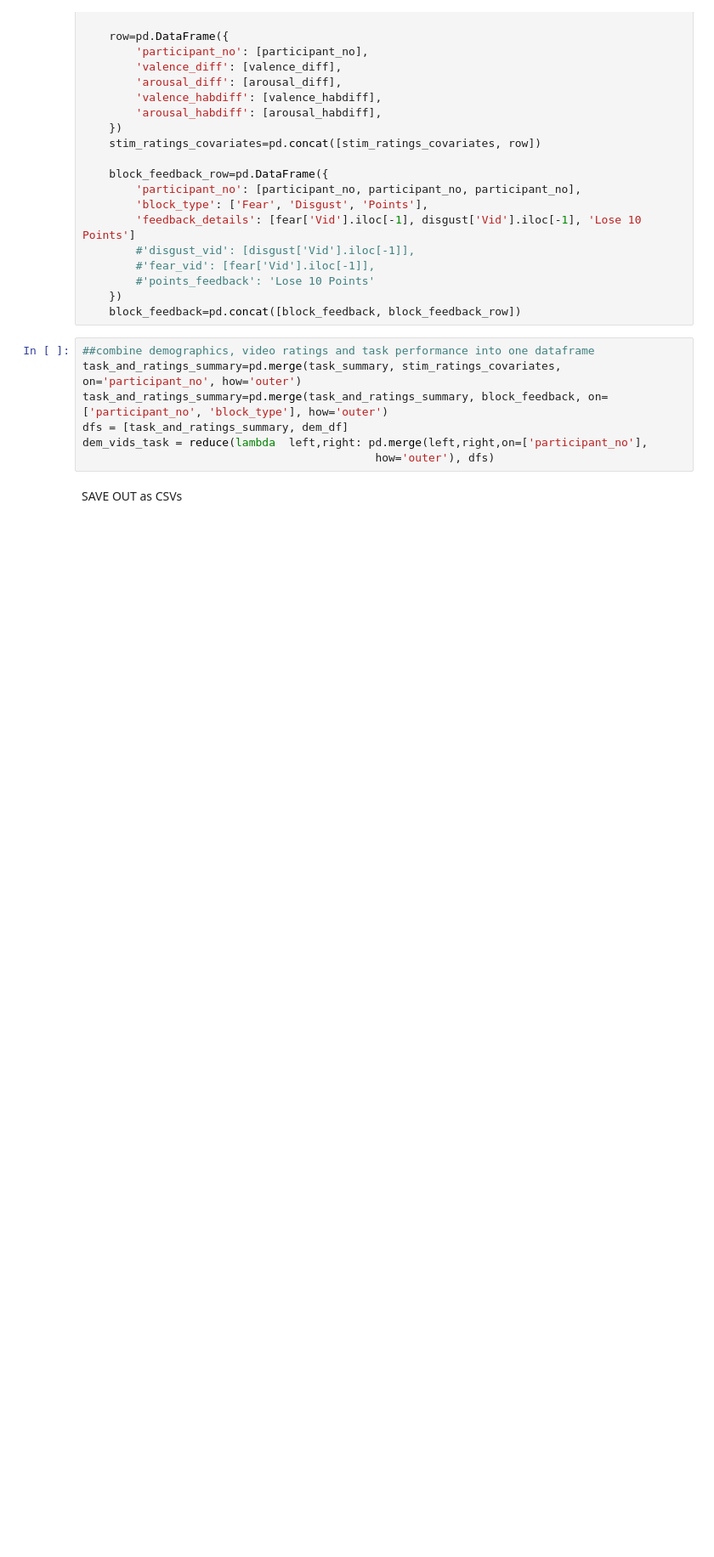
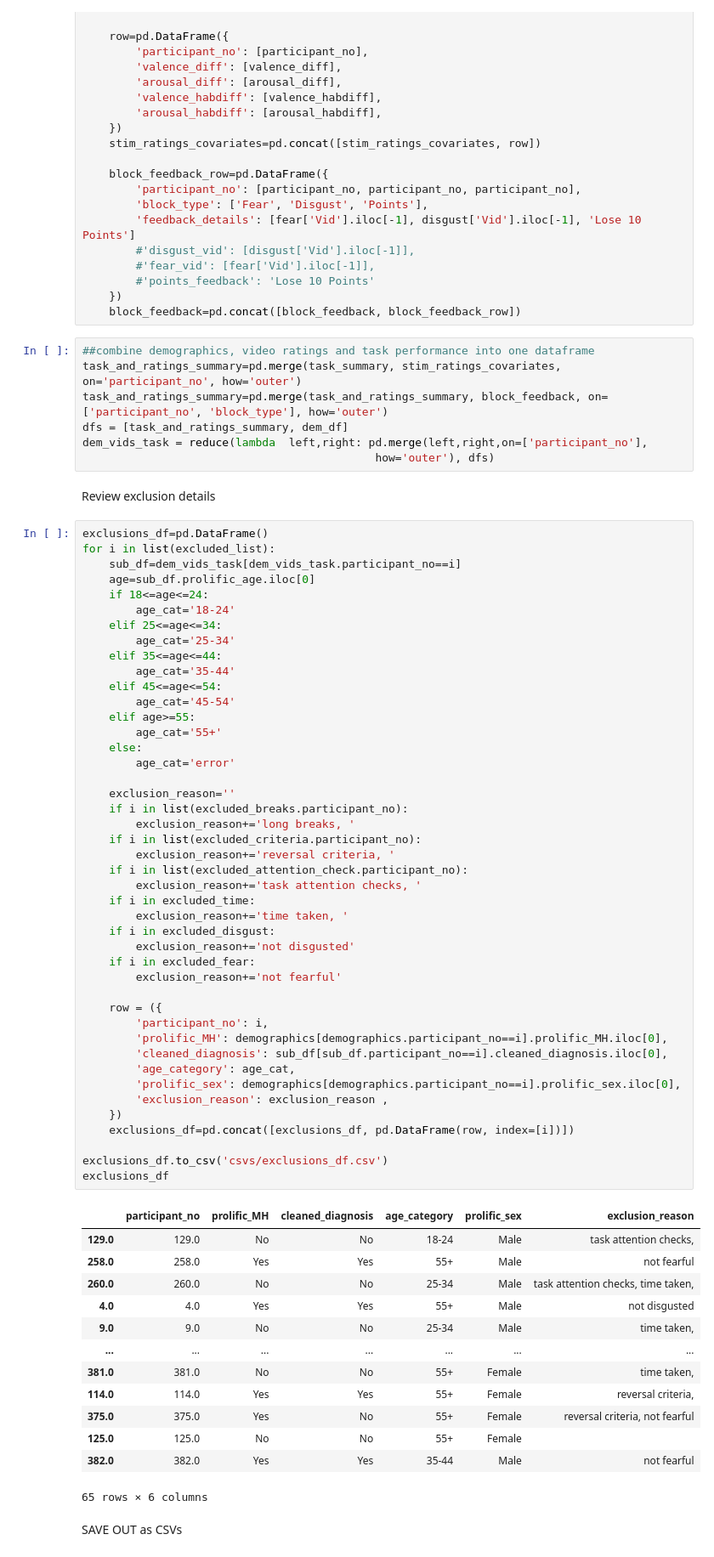
Before and after one commit to emilybagley/disgust_reversal_learning-stage2, a Jupyter notebook: 0_data_cleaning.ipynb, the cells around one changed output. Shown at 85% size. Cells and saved outputs as stored; diff of their text form; blank space fills up the shorter version.

Commit message:
Save out dataframes to csvs

```diff
--- a/0_data_cleaning.ipynb
+++ b/0_data_cleaning.ipynb
@@ -367,6 +367,66 @@ task_and_ratings_summary=pd.merge(task_and_ratings_summary, block_feedback, on=[
 dfs = [task_and_ratings_summary, dem_df]
 dem_vids_task = reduce(lambda  left,right: pd.merge(left,right,on=['participant_no'],
                                             how='outer'), dfs)
+# %% [markdown]
+Review exclusion details
+# %%
+exclusions_df=pd.DataFrame()
+for i in list(excluded_list):
+    sub_df=dem_vids_task[dem_vids_task.participant_no==i]
+    age=sub_df.prolific_age.iloc[0]
+    if 18<=age<=24:
+        age_cat='18-24'
+    elif 25<=age<=34:
+        age_cat='25-34'
+    elif 35<=age<=44:
+        age_cat='35-44'
+    elif 45<=age<=54:
+        age_cat='45-54'
+    elif age>=55:
+        age_cat='55+'
+    else:
+        age_cat='error'
+
+    exclusion_reason=''
+    if i in list(excluded_breaks.participant_no):
+        exclusion_reason+='long breaks, '
+    if i in list(excluded_criteria.participant_no):
+        exclusion_reason+='reversal criteria, '
+    if i in list(excluded_attention_check.participant_no):
+        exclusion_reason+='task attention checks, '
+    if i in excluded_time:
+        exclusion_reason+='time taken, '
+    if i in excluded_disgust:
+        exclusion_reason+='not disgusted'
+    if i in excluded_fear:
+        exclusion_reason+='not fearful'
+
+    row = ({
+        'participant_no': i,
+        'prolific_MH': demographics[demographics.participant_no==i].prolific_MH.iloc[0],
+        'cleaned_diagnosis': sub_df[sub_df.participant_no==i].cleaned_diagnosis.iloc[0],
+        'age_category': age_cat,
+        'prolific_sex': demographics[demographics.participant_no==i].prolific_sex.iloc[0],
+        'exclusion_reason': exclusion_reason ,
+    })
+    exclusions_df=pd.concat([exclusions_df, pd.DataFrame(row, index=[i])])
+
+exclusions_df.to_csv('csvs/exclusions_df.csv')
+exclusions_df
+# %% [output]
+|  | participant_no | prolific_MH | cleaned_diagnosis | age_category | prolific_sex | exclusion_reason |
+| 129.0 | 129.0 | No | No | 18-24 | Male | task attention checks, |
+| 258.0 | 258.0 | Yes | Yes | 55+ | Male | not fearful |
+| 260.0 | 260.0 | No | No | 25-34 | Male | task attention checks, time taken, |
+| 4.0 | 4.0 | Yes | Yes | 55+ | Male | not disgusted |
+| 9.0 | 9.0 | No | No | 25-34 | Male | time taken, |
+| ... | ... | ... | ... | ... | ... | ... |
+| 381.0 | 381.0 | No | No | 55+ | Female | time taken, |
+| 114.0 | 114.0 | Yes | Yes | 55+ | Female | reversal criteria, |
+| 375.0 | 375.0 | Yes | No | 55+ | Female | reversal criteria, not fearful |
+| 125.0 | 125.0 | No | No | 55+ | Female |  |
+| 382.0 | 382.0 | Yes | Yes | 35-44 | Male | not fearful |
+65 rows × 6 columns
 # %% [markdown]
 SAVE OUT as CSVs
 # %%
```
Also changed, not shown: parts of 3 cells of this notebook.
